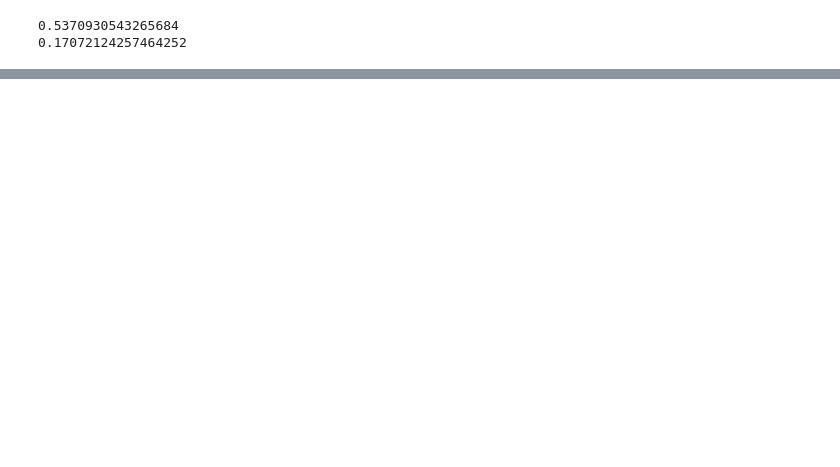
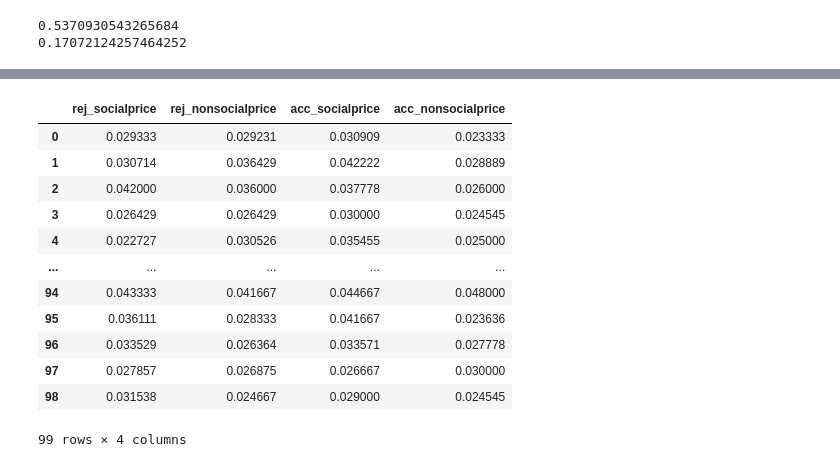
Before and after one commit to fareri-lab/WTP_Rejection_Choice_Pub, a Jupyter notebook: t_test_analyses.ipynb, the cells around one changed output, grey strips where cells are left out. Saved outputs shown, nothing was run; the diff lists cells and outputs as text; code cells hidden in the pictures; blank space fills up the shorter version.

```diff
--- a/t_test_analyses.ipynb
+++ b/t_test_analyses.ipynb
@@ -187,0 +227,22 @@ acc_decision_price_std
+# %%
+fourbarplot = pd.DataFrame()
+
+fourbarplot['rej_socialprice'] = rej['social_decisionprice_mean']
+fourbarplot['rej_nonsocialprice'] = rej['nonsocial_decisionprice_mean']
+fourbarplot['acc_socialprice'] = acc['social_decisionprice_mean']
+fourbarplot['acc_nonsocialprice'] = acc['nonsocial_decisionprice_mean']
+display(fourbarplot)
+# %% [output]
+|  | rej_socialprice | rej_nonsocialprice | acc_socialprice | acc_nonsocialprice |
+| 0 | 0.029333 | 0.029231 | 0.030909 | 0.023333 |
+| 1 | 0.030714 | 0.036429 | 0.042222 | 0.028889 |
+| 2 | 0.042000 | 0.036000 | 0.037778 | 0.026000 |
+| 3 | 0.026429 | 0.026429 | 0.030000 | 0.024545 |
+| 4 | 0.022727 | 0.030526 | 0.035455 | 0.025000 |
+| ... | ... | ... | ... | ... |
+| 94 | 0.043333 | 0.041667 | 0.044667 | 0.048000 |
+| 95 | 0.036111 | 0.028333 | 0.041667 | 0.023636 |
+| 96 | 0.033529 | 0.026364 | 0.033571 | 0.027778 |
+| 97 | 0.027857 | 0.026875 | 0.026667 | 0.030000 |
+| 98 | 0.031538 | 0.024667 | 0.029000 | 0.024545 |
+99 rows × 4 columns
```
Also changed, not shown: parts of 11 cells of this notebook, 2 other files.
